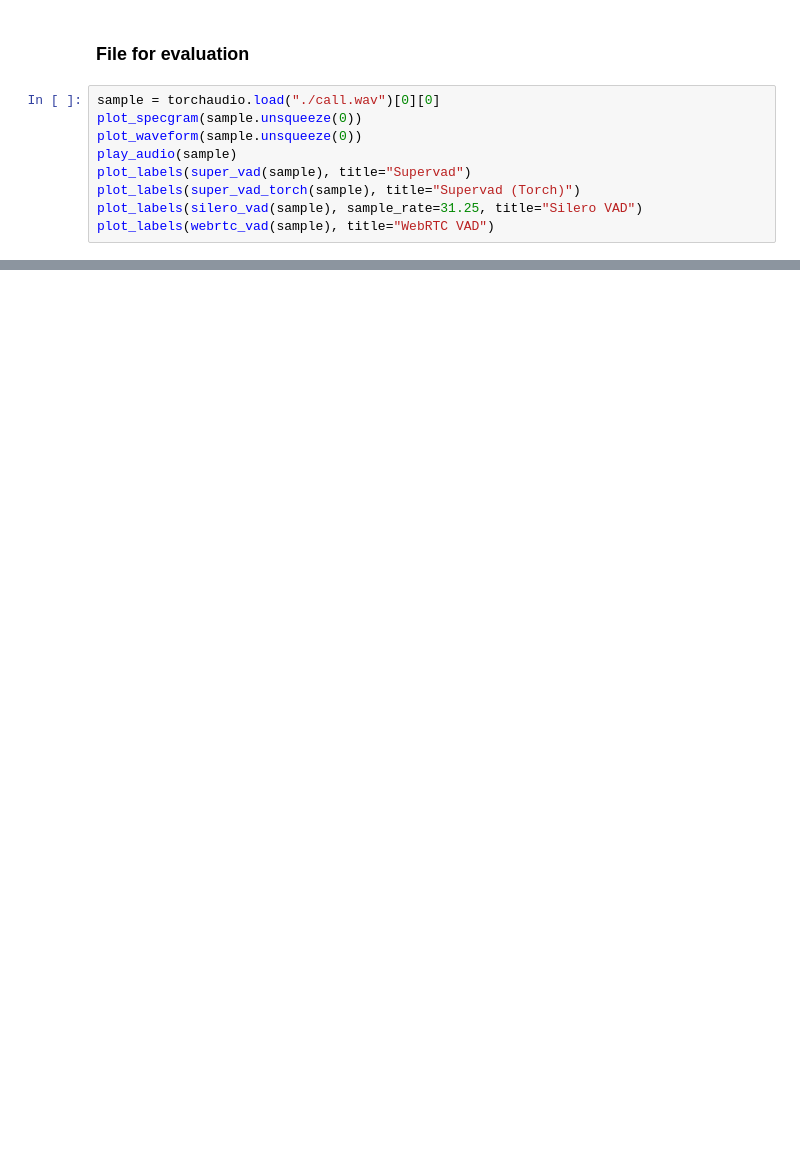
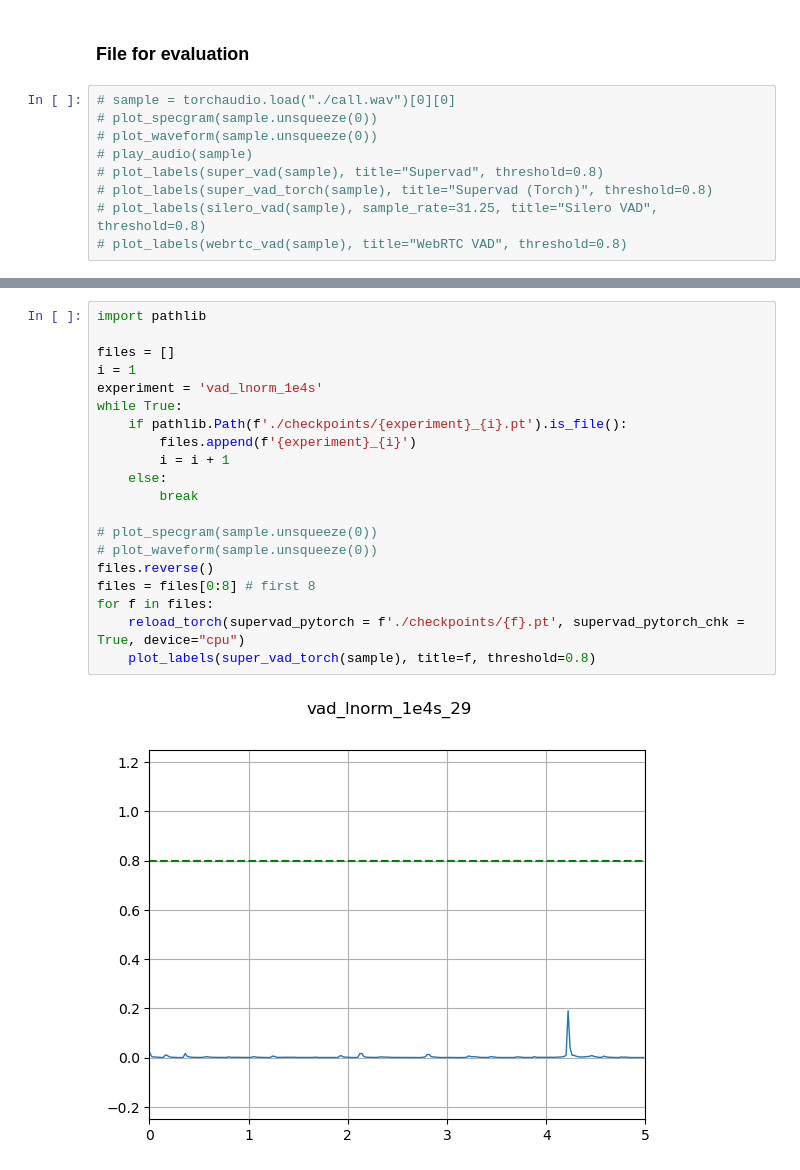
Before and after one commit to ex3ndr/supervad, a Jupyter notebook: evaluation.ipynb, the cells around one changed output, grey strips where cells are left out. Cells and saved outputs as stored; diff of their text form; blank space fills up the shorter version.

```diff
--- a/evaluation.ipynb
+++ b/evaluation.ipynb
@@ -46,11 +54,11 @@ Note: you can still call torch.view_as_real on the complex output to recover the
 # %% [markdown]
 ### File for evaluation
 # %%
-sample = torchaudio.load("./call.wav")[0][0]
-plot_specgram(sample.unsqueeze(0))
-plot_waveform(sample.unsqueeze(0))
-play_audio(sample)
-plot_labels(super_vad(sample), title="Supervad")
-plot_labels(super_vad_torch(sample), title="Supervad (Torch)")
-plot_labels(silero_vad(sample), sample_rate=31.25, title="Silero VAD")
-plot_labels(webrtc_vad(sample), title="WebRTC VAD")
+# sample = torchaudio.load("./call.wav")[0][0]
+# plot_specgram(sample.unsqueeze(0))
+# plot_waveform(sample.unsqueeze(0))
+# play_audio(sample)
+# plot_labels(super_vad(sample), title="Supervad", threshold=0.8)
+# plot_labels(super_vad_torch(sample), title="Supervad (Torch)", threshold=0.8)
+# plot_labels(silero_vad(sample), sample_rate=31.25, title="Silero VAD", threshold=0.8)
+# plot_labels(webrtc_vad(sample), title="WebRTC VAD", threshold=0.8)
@@ -64,0 +65,22 @@ plot_labels(webrtc_vad(sample), title="WebRTC VAD")
+# %%
+import pathlib
+
+files = []
+i = 1
+experiment = 'vad_lnorm_1e4s'
+while True:
+    if pathlib.Path(f'./checkpoints/{experiment}_{i}.pt').is_file():
+        files.append(f'{experiment}_{i}')
+        i = i + 1
+    else:
+        break
+
+# plot_specgram(sample.unsqueeze(0))
+# plot_waveform(sample.unsqueeze(0))
+files.reverse()
+files = files[0:8] # first 8
+for f in files:
+    reload_torch(supervad_pytorch = f'./checkpoints/{f}.pt', supervad_pytorch_chk = True, device="cpu")
+    plot_labels(super_vad_torch(sample), title=f, threshold=0.8)
+# %% [output]
+[figure, added]
```
Also changed, not shown: parts of 5 cells of this notebook, 6 other files.
